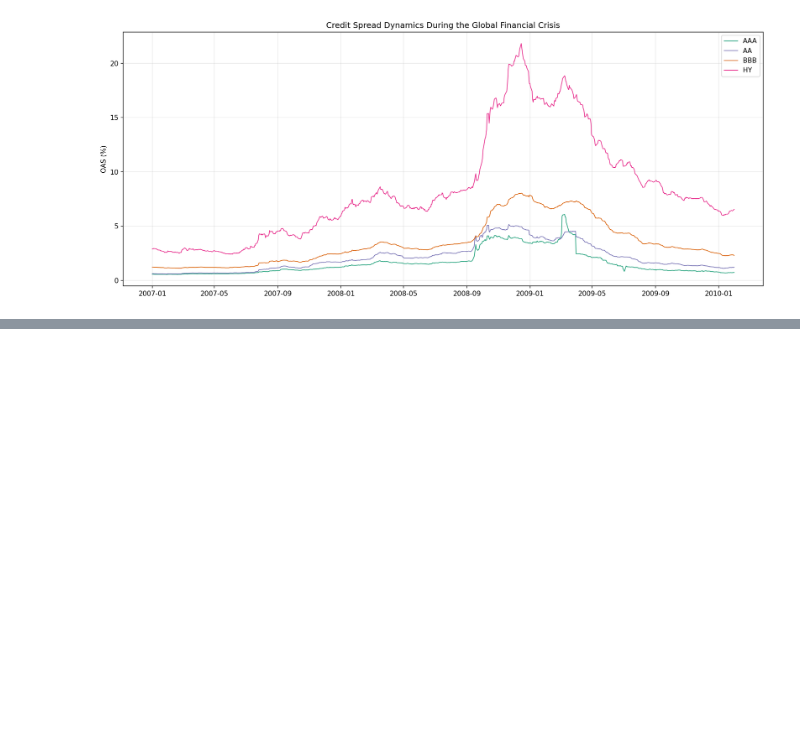
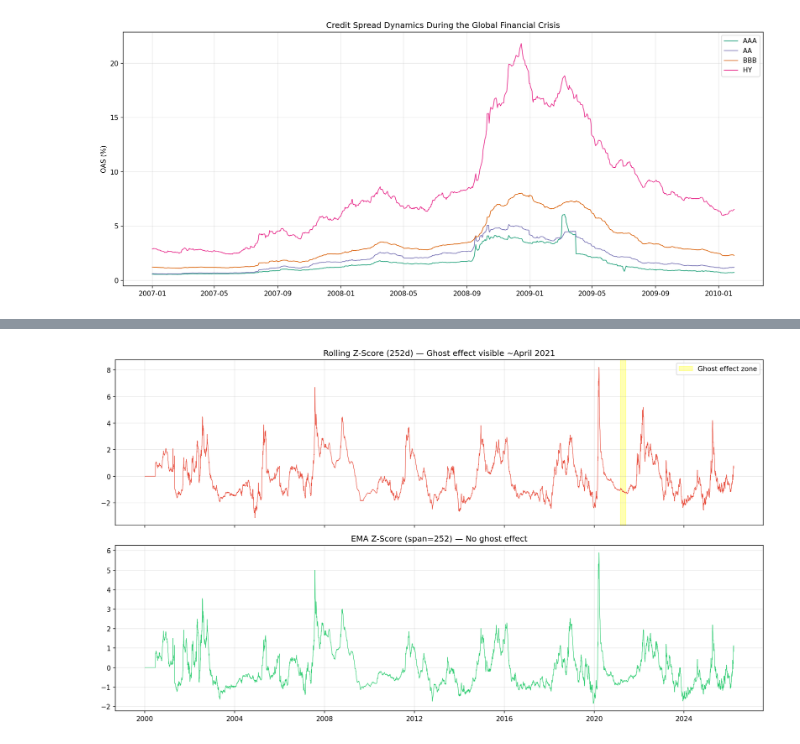
Before and after one commit to Zekhayoub/credit-spread-monitor, a Jupyter notebook: notebooks/eda.ipynb, the cells around one changed output, grey strips where cells are left out. Cells and saved outputs as stored; diff of their text form; code cells hidden in the pictures; blank space fills up the shorter version.

Commit message:
fix: add EMA-based z-score to eliminate ghost effect

```diff
--- a/notebooks/eda.ipynb
+++ b/notebooks/eda.ipynb
@@ -143,0 +146,27 @@ plt.show()
+# %%
+fig, axes = plt.subplots(2, 1, figsize=(14, 8), sharex=True)
+
+# Recompute with EMA for comparison
+from src.features import compute_zscore, compute_zscore_ema
+
+master = pd.read_csv(PROJECT_ROOT / "data/processed/master.csv",
+                     index_col=0, parse_dates=True)
+
+rolling_z = compute_zscore(master["bbb_spread"], 252)
+ema_z = compute_zscore_ema(master["bbb_spread"], 252)
+
+# Top: Rolling z-score with ghost effect visible
+axes[0].plot(master.index, rolling_z, color="#e74c3c", linewidth=0.7)
+axes[0].set_title("Rolling Z-Score (252d) — Ghost effect visible ~April 2021")
+axes[0].axvspan("2021-03-01", "2021-06-01", alpha=0.3, color="yellow", label="Ghost effect zone")
+axes[0].legend()
+
+# Bottom: EMA z-score — smooth
+axes[1].plot(master.index, ema_z, color="#2ecc71", linewidth=0.7)
+axes[1].set_title("EMA Z-Score (span=252) — No ghost effect")
+
+fig.tight_layout()
+fig.savefig(FIGURES_DIR / "zscore_ghost_effect_comparison.png", bbox_inches="tight")
+plt.show()
+# %% [output]
+[figure, added]
```
Also changed, not shown: parts of 1 cell of this notebook, 2 other files.
